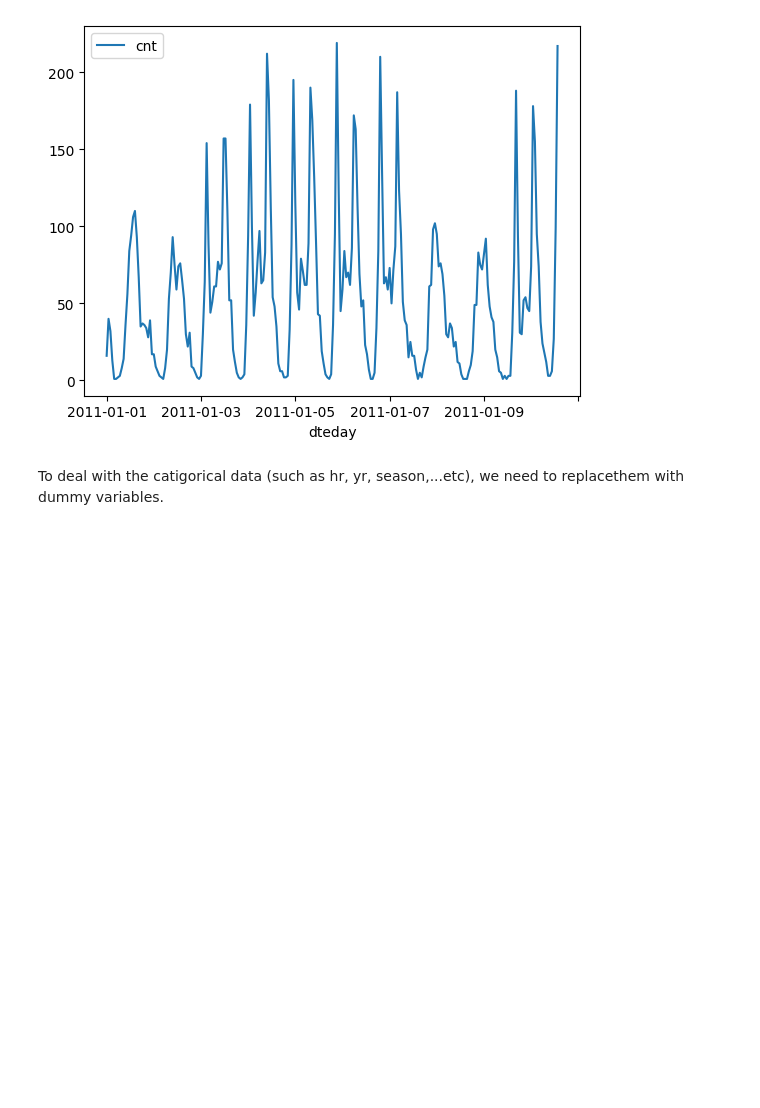
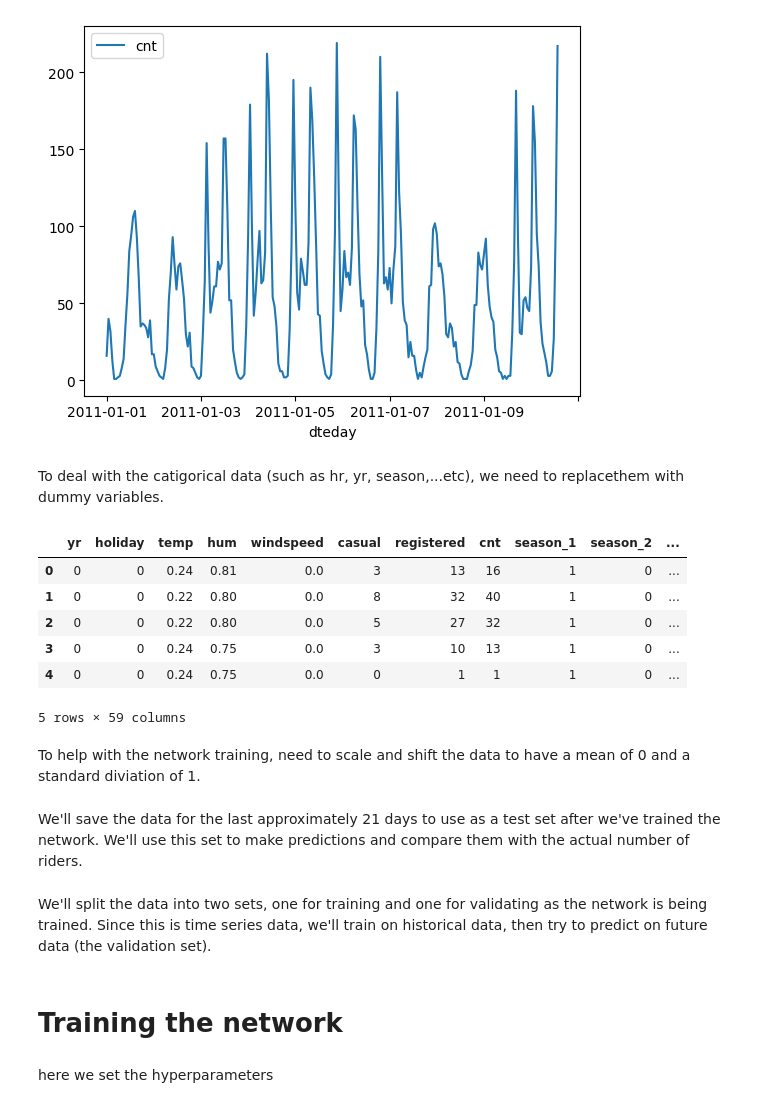
Before and after one commit to Faisal-Hajari/Udacity_DNN_Bikesharing, a Jupyter notebook: Showcase.ipynb, the cells around one changed output. Saved outputs shown, nothing was run; the diff lists cells and outputs as text; code cells hidden in the pictures; blank space fills up the shorter version.

```diff
--- a/Showcase.ipynb
+++ b/Showcase.ipynb
@@ -9,8 +10,8 @@ import matplotlib.pyplot as plt
 # %% [markdown]
 In this project we will use the [bike sharing dataset](https://github.com/udacity/deep-learning-v2-pytorch/blob/master/project-bikesharing/Bike-Sharing-Dataset/hour.csv) provided by Udacity.
 # %%
-data = pd.read_csv("hour.csv")
-data.head()
+rides = pd.read_csv("hour.csv")
+rides.head()
 # %% [output]
 |  | instant | dteday | season | yr | mnth | hr | holiday | weekday | workingday | weathersit | ... |
 | 0 | 1 | 2011-01-01 | 1 | 0 | 1 | 0 | 0 | 6 | 0 | 1 | ... |
@@ -32,5 +33,20 @@ To deal with the catigorical data (such as hr, yr, season,...etc), we need to re
 # %%
 dummy_fields = ['season', 'weathersit', 'mnth', 'hr', 'weekday']
 for each in dummy_fields:
-    dummies = pd.get_dummies(data[each], prefix=each, drop_first=False)
-    data = pd.concat([data, dummies], axis=1)
+    dummies = pd.get_dummies(rides[each], prefix=each, drop_first=False)
+    rides = pd.concat([rides, dummies], axis=1)
+
+fields_to_drop = ['instant', 'dteday', 'season', 'weathersit',
+                  'weekday', 'atemp', 'mnth', 'workingday', 'hr']
+data = rides.drop(fields_to_drop, axis=1)
+data.head()
+# %% [output]
+|  | yr | holiday | temp | hum | windspeed | casual | registered | cnt | season_1 | season_2 | ... |
+| 0 | 0 | 0 | 0.24 | 0.81 | 0.0 | 3 | 13 | 16 | 1 | 0 | ... |
+| 1 | 0 | 0 | 0.22 | 0.80 | 0.0 | 8 | 32 | 40 | 1 | 0 | ... |
+| 2 | 0 | 0 | 0.22 | 0.80 | 0.0 | 5 | 27 | 32 | 1 | 0 | ... |
+| 3 | 0 | 0 | 0.24 | 0.75 | 0.0 | 3 | 10 | 13 | 1 | 0 | ... |
+| 4 | 0 | 0 | 0.24 | 0.75 | 0.0 | 0 | 1 | 1 | 1 | 0 | ... |
+5 rows × 59 columns
+# %% [markdown]
+To help with the network training, need to scale and shift the data to have a mean of 0 and a standard diviation of 1.
@@ -36,0 +61,2 @@ for each in dummy_fields:
+# %% [markdown]
+We'll save the data for the last approximately 21 days to use as a test set after we've trained the network. We'll use this set to make predictions and compare them with the actual number of riders.
@@ -36,0 +74,2 @@ for each in dummy_fields:
+# %% [markdown]
+We'll split the data into two sets, one for training and one for validating as the network is being trained. Since this is time series data, we'll train on historical data, then try to predict on future data (the validation set).
@@ -36,0 +80,2 @@ for each in dummy_fields:
+# %% [markdown]
+# Training the network
@@ -36,0 +85,2 @@ for each in dummy_fields:
+# %% [markdown]
+here we set the hyperparameters
```
Also changed, not shown: parts of 11 cells of this notebook.
